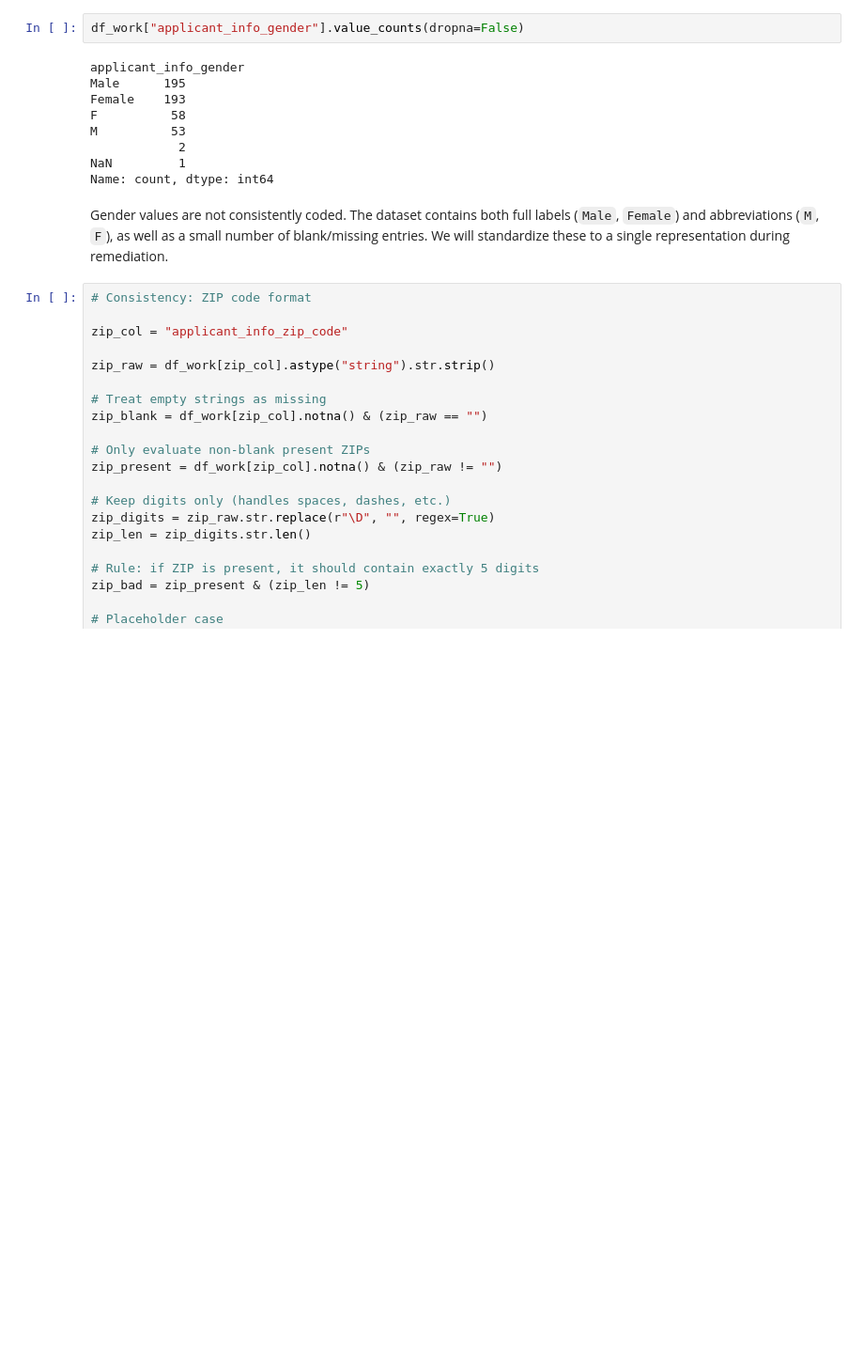
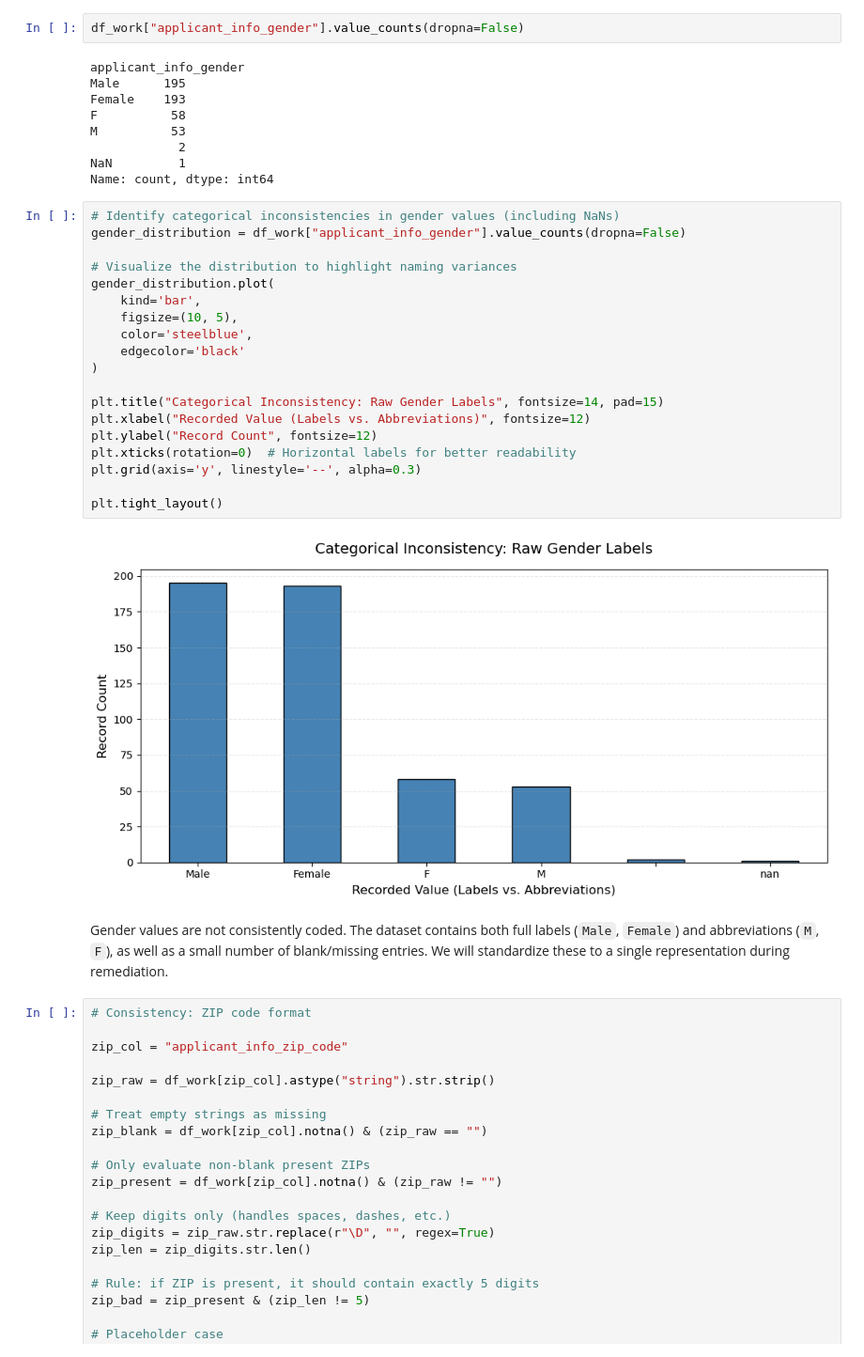
Before and after one commit to afonsojoao2001/dego-project-team12, a Jupyter notebook: notebooks/01-data-quality.ipynb, the cells around one changed output. Shown at 94% size. Saved outputs shown, nothing was run; the diff lists cells and outputs as text; blank space fills up the shorter version.

Commit message:
Fixed "Consistency" Introduction part + added gender distribution vis

```diff
--- a/notebooks/01-data-quality.ipynb
+++ b/notebooks/01-data-quality.ipynb
@@ -453,6 +451,27 @@ M          53
             2
 NaN         1
 Name: count, dtype: int64
+# %%
+# Identify categorical inconsistencies in gender values (including NaNs)
+gender_distribution = df_work["applicant_info_gender"].value_counts(dropna=False)
+
+# Visualize the distribution to highlight naming variances
+gender_distribution.plot(
+    kind='bar',
+    figsize=(10, 5),
+    color='steelblue',
+    edgecolor='black'
+)
+
+plt.title("Categorical Inconsistency: Raw Gender Labels", fontsize=14, pad=15)
+plt.xlabel("Recorded Value (Labels vs. Abbreviations)", fontsize=12)
+plt.ylabel("Record Count", fontsize=12)
+plt.xticks(rotation=0)  # Horizontal labels for better readability
+plt.grid(axis='y', linestyle='--', alpha=0.3)
+
+plt.tight_layout()
+# %% [output]
+[figure, added]
 # %% [markdown]
 Gender values are not consistently coded. The dataset contains both full labels (`Male`, `Female`) and abbreviations (`M`, `F`), as well as a small number of blank/missing entries. We will standardize these to a single representation during remediation.
 # %%
```
Also changed, not shown: parts of 2 cells of this notebook.
